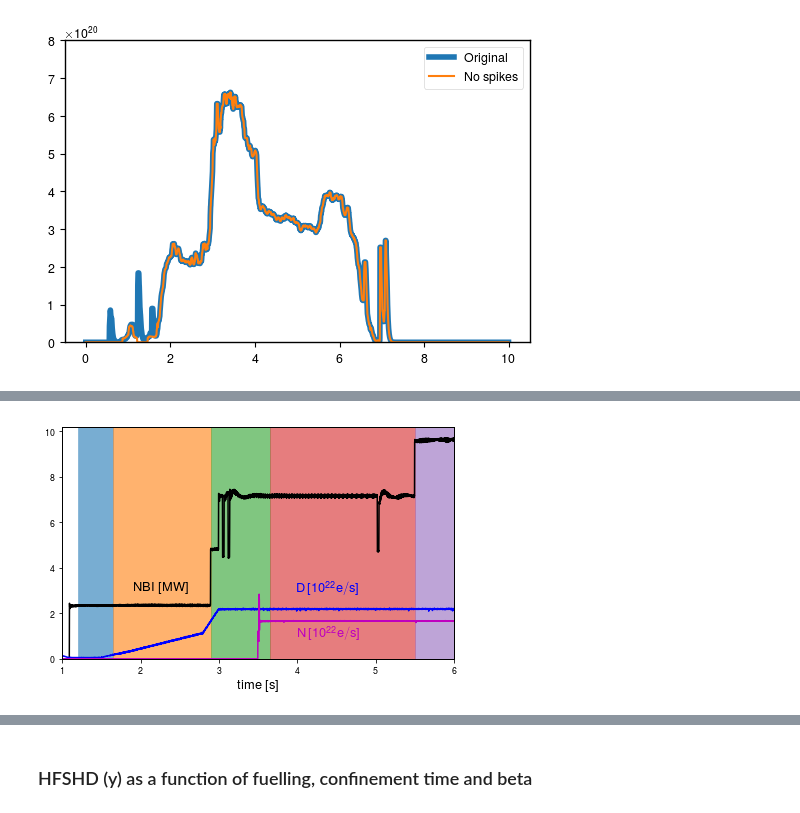
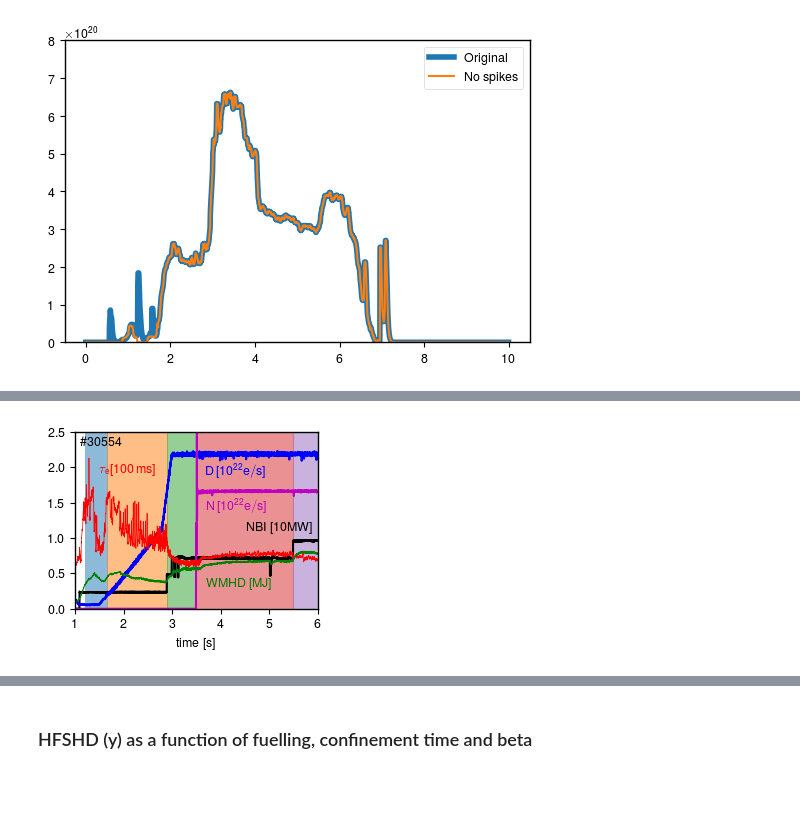
Before and after one commit to guimarais/Hmode_Figures, a Jupyter notebook: H98_divdens_30554.ipynb, the cells around one changed output, grey strips where cells are left out. Saved outputs shown, nothing was run; the diff lists cells and outputs as text; code cells hidden in the pictures; blank space fills up the shorter version.

```diff
--- a/H98_divdens_30554.ipynb
+++ b/H98_divdens_30554.ipynb
@@ -24,7 +15,13 @@ plt.show()
 # %%
-#sd = getsig(shotnr, 'DNE', 'neDdel_2', exper='SFP')
+h98 = getsig(shotnr, 'TTH', 'H/L-facs')
+beta = getsig(shotnr, 'TOT', 'beta_N')
+sd = getsig(shotnr, 'DNE', 'neDdel_2', exper='SFP')
 sdfile = np.loadtxt('./SupportFiles/SBD.30554')
 sbd = np.loadtxt('/home/guimas/diags/'+str(shotnr)+'/krxv0006.txt')
+snbi = getsig(30554, 'NIS', 'PNI')
+sdtot = getsig(shotnr, 'UVS', 'D_tot')
+sntot = getsig(shotnr, 'UVS', 'N_tot')
+wmhd = getsig(shotnr,'TOT','Wmhd')
 # %%
 plt.plot(sdfile[:,0],sdfile[:,18])
 plt.plot(sbd[:,0],sbd[:,1])
@@ -82,28 +84,44 @@ ibeta = betaint(t)
 # %%
 clr2 = ['#1f77b4', '#ff7f0e', '#2ca02c', '#d62728', '#9467bd', '#8c564b', '#e377c2', '#7f7f7f', '#bcbd22', '#17becf']
-timesint = np.array([1.65, 2.9, 3.65, 5.5])
+timesint = np.array([1.65, 2.9, 3.5, 5.5])
 # %%
-plt.figure(figsize=(6,4))
-plt.plot(snbi.time, snbi.data*1e-6,color='k')
+plt.figure(figsize=(3,2.5),dpi=100)
+plt.plot(snbi.time, snbi.data*1e-7,color='k')
+plt.text(5.9,1.1,'NBI [10MW]',color='k',ha='right')
+
 plt.plot(sdtot.time, sdtot.data*1e-22,color='b')
+plt.text(3.7,1.9,r'$\mathrm{D\,[10^{22}e/s]}$', color='b',ha='left')
+
 plt.plot(sntot.time, sntot.data*1e-22,color='m')
-alp=0.6
+plt.text(3.7,1.4,r'$\mathrm{N\,[10^{22}e/s]}$', color='m')
+
+plt.plot(tau.time,tau.data*1e1,color='r',lw=0.5)
+plt.text(1.5,1.9,r'$\mathrm{\tau_{e} [100\,ms]}$',color='r',ha='left')
+
+plt.plot(wmhd.time,wmhd.data*1e-6,color='g',lw=0.8)
+plt.text(3.7,0.3,'WMHD [MJ]',color='g')
+
+plt.text(1.1, 2.3, '\#30554', color='k')
+
+#plt.text(4.0,3.0,r'$\mathrm{D\,[10^{22}e/s]}$', color='b')
+#plt.text(4.0,1.0,r'$\mathrm{N\,[10^{22}e/s]}$', color='m')
+
+alp=0.5
 plt.axvspan(1.2,timesint[0],color='C0',alpha=alp)
 plt.axvspan(timesint[0],timesint[1],color='C1',alpha=alp)
 plt.axvspan(timesint[1],timesint[2],color='C2',alpha=alp)
 plt.axvspan(timesint[2],timesint[3],color='C3',alpha=alp)
 plt.axvspan(timesint[3],6.0,color='C4',alpha=alp)
-plt.text(1.9,3.0,'NBI [MW]', size='x-large')
-plt.text(4.0,3.0,r'$\mathrm{D\,[10^{22}e/s]}$', size='x-large', color='b')
-plt.text(4.0,1.0,r'$\mathrm{N\,[10^{22}e/s]}$', size='x-large', color='m')
+
 plt.xlim(1,6)
+plt.ylim(0,2.5)
 plt.ylim(bottom=0)
-plt.xlabel('time [s]', size='x-large')
+plt.xlabel('time [s]')
 plt.tight_layout()
-#plt.savefig('shot.png',dpi=300, transparent=True)
+plt.savefig('./Revised/Guide_30554.png',dpi=300)#, transparent=True)
 plt.show()
 # %% [output]
-[figure, old version]
+[figure, new version]
 # %%
 def get_colors(inp, colormap, vmin=None, vmax=None):
     norm = plt.Normalize(vmin, vmax)
```
Also changed, not shown: parts of 17 cells of this notebook, 5 other files.
